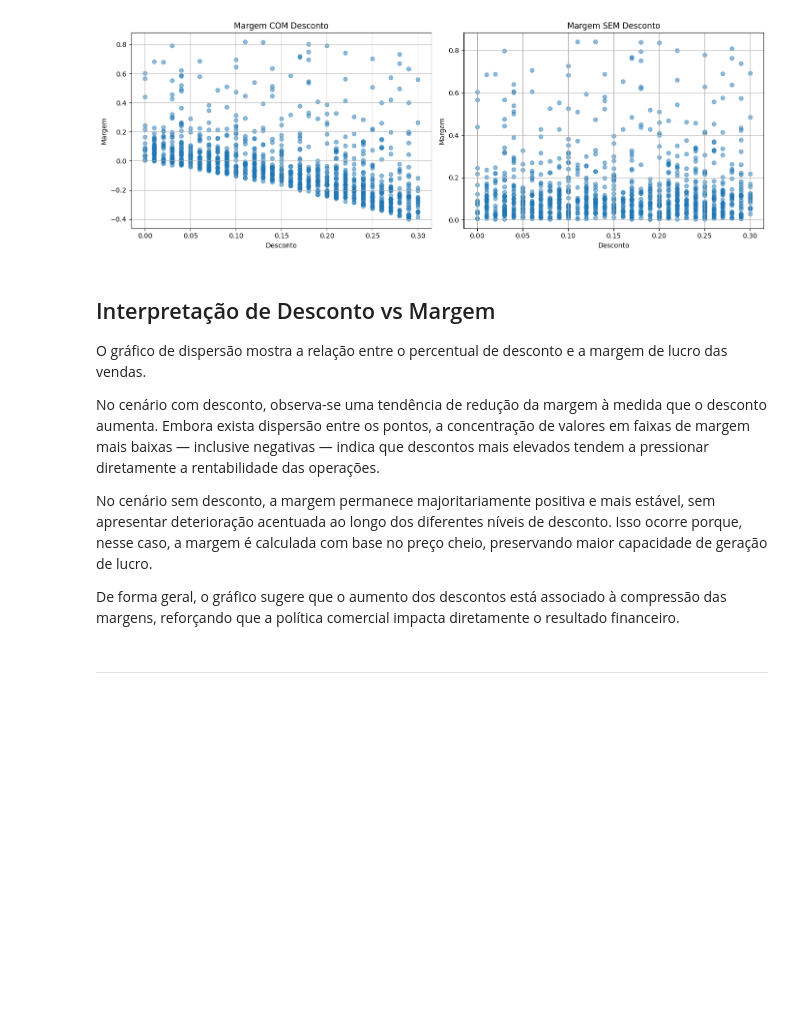
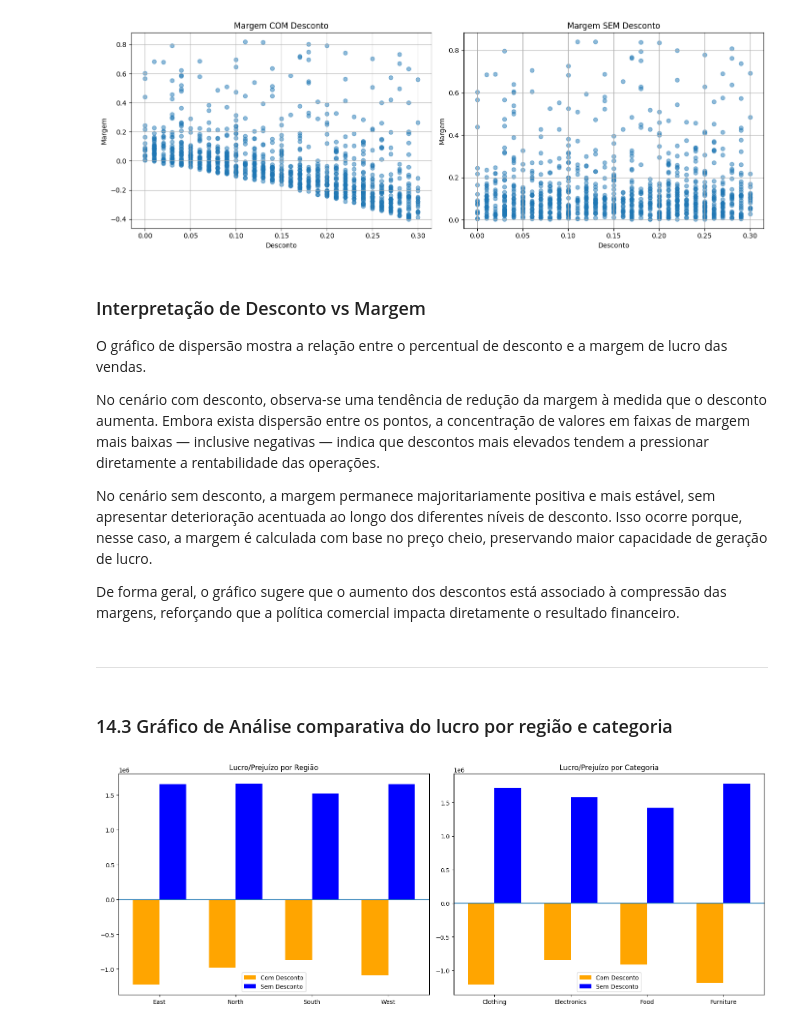
Before and after one commit to jcarlossc/sales-analysis, a Jupyter notebook: src/sales_analysis/sales_pipeline.ipynb, the cells around one changed output. Cells and saved outputs as stored; diff of their text form; code cells hidden in the pictures; blank space fills up the shorter version.

Commit message:
Arquivos graphic_region_category e graphic_impact_discount adicionados

```diff
--- a/src/sales_analysis/sales_pipeline.ipynb
+++ b/src/sales_analysis/sales_pipeline.ipynb
@@ -223,7 +223,7 @@ get_graphic_discount_margin(df)
 # %% [output]
 [figure]
 # %% [markdown]
-## Interpretação de Desconto vs Margem
+### Interpretação de Desconto vs Margem
 O gráfico de dispersão mostra a relação entre o percentual de desconto e a margem de lucro das vendas.
 
 No cenário com desconto, observa-se uma tendência de redução da margem à medida que o desconto aumenta. Embora exista dispersão entre os pontos, a concentração de valores em faixas de margem mais baixas — inclusive negativas — indica que descontos mais elevados tendem a pressionar diretamente a rentabilidade das operações.
@@ -233,3 +233,9 @@ No cenário sem desconto, a margem permanece majoritariamente positiva e mais es
 De forma geral, o gráfico sugere que o aumento dos descontos está associado à compressão das margens, reforçando que a política comercial impacta diretamente o resultado financeiro.
 # %% [markdown]
 ---
+# %% [markdown]
+### 14.3 Gráfico de Análise comparativa do lucro por região e categoria
+# %%
+get_graphic_region_category(df)
+# %% [output]
+[figure, added]
```
Also changed, not shown: parts of 9 cells of this notebook, 3 other files.
